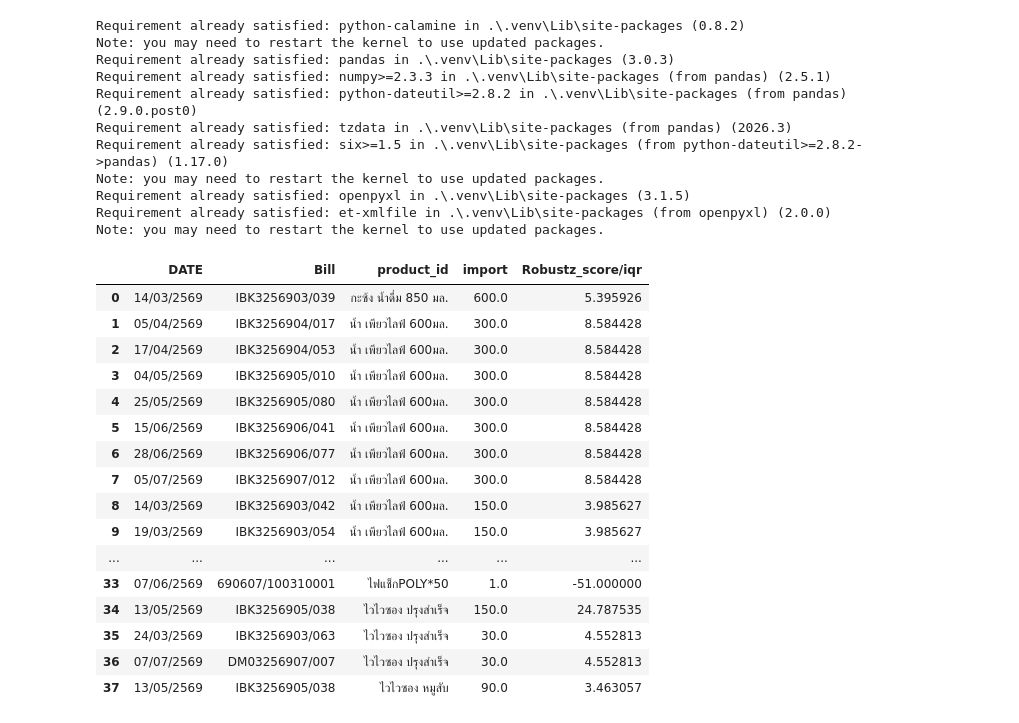
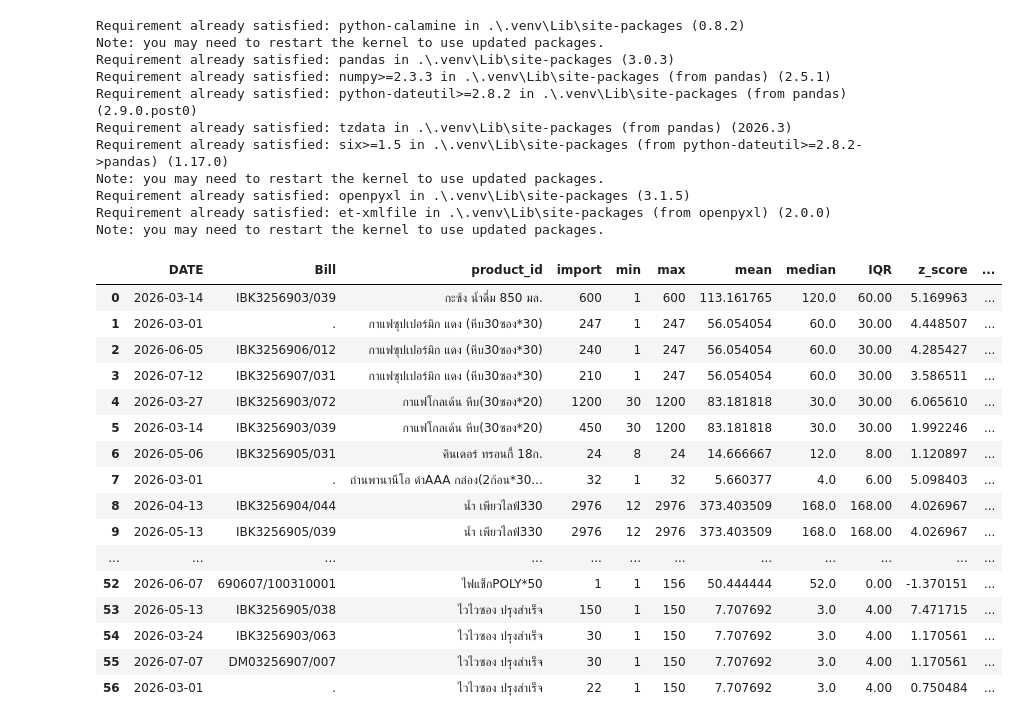
Before and after one commit to SPkit07/Sale, a Jupyter notebook: z.ipynb, the cells around one changed output. Saved outputs shown, nothing was run; the diff lists cells and outputs as text; code cells hidden in the pictures.

```diff
--- a/z.ipynb
+++ b/z.ipynb
@@ -64,0 +23,4 @@ excel = final_report[["DATE", "product_id", "Bill", "import", "z_score"]]
+# %%
+data['unit'] = data.loc[data['DATE'].astype(str).str.strip() == 'คลัง', 'balance']
+data['unit'] = data['unit'].ffill()
+data['unit'] = data['unit'].str.extract(r'(\d+)').fillna(0).astype(int)
@@ -64,0 +34,2 @@ excel = final_report[["DATE", "product_id", "Bill", "import", "z_score"]]
+# %%
+data.dropna(subset=['DATE'], inplace=True)
@@ -64,0 +49,2 @@ excel = final_report[["DATE", "product_id", "Bill", "import", "z_score"]]
+# %%
+data['import'] = data['back_value'] + (data['unit'] * data['front_value'])
@@ -98,8 +100,8 @@ import openpyxl
 # ==========================================
 # 1. โหลดข้อมูล (ใส่ engine='calamine' เพื่อเลี่ยง XML เสียหายจากรอบแรก)
 # ==========================================
-file_path = r"C:\Users\USER\Desktop\สต็อกรวม.xlsx"
-df = pd.read_excel(file_path, engine="calamine")
+
+df = data[['DATE', 'Bill', 'details', 'product_id', 'import']].copy()
 
 # ล้างช่องว่างที่อาจมองไม่เห็นในชื่อคอลัมน์ทิ้งให้หมดเพื่อความปลอดภัย
 df.columns = df.columns.str.strip()
@@ -121,12 +123,12 @@ iqr_scaled = (q3 - q1) * 1.4826
 # หา Median และจำนวนบิล
 group_median = df.groupby("product_id")["import"].transform("median")
 group_count = df.groupby('product_id')['import'].transform('count')
-
-# ✨ [แก้ไขจุดที่ 1] หา MAD ดิบจาก SciPy แล้วค่อยคูณสเกล 1.4826 ข้างนอก (ป้องกันการคูณเบิ้ล)
+group_sd = df.groupby("product_id")["import"].transform("std")
+# ✨ [แก้ไขจุดที่ 1] หา MAD ดิบจาก SciPy แล้วค่อยคูณสเกล 1.4826 ข้างนอก
 mad_raw = df.groupby("product_id")["import"].transform(stats.median_abs_deviation)
 group_mad_scaled = mad_raw * 1.4826
 
-# เงื่อนไขที่ 2 ไม่ให้พุ่งสูงเกิน 30% ของค่ากลาง
+# เงื่อนไขที่ 2 ไม่ให้สูงเกิน 30% ของค่ากลาง
 max_allowed_deviation = np.maximum(group_median * 0.3, 1.0)
 group_mad_scaled = np.minimum(group_mad_scaled, max_allowed_deviation)
 group_mad_scaled = np.maximum(group_mad_scaled, 1.0) # กันตัวหารเป็น 0
@@ -138,13 +140,28 @@ conditions = [
 ]
 
 # คำนวณคะแนนดิบ Z-score
-df["Robustz_score/iqr"] = np.select(conditions, [
+df["Adaptive_ZScore"] = np.select(conditions, [
     ((df["import"] - group_median) / iqr_scaled),       # แผน A
-    ((df["import"] - group_median) / group_mad_scaled)  # แผน B (ใช้ตัวหารที่ล็อกสเกลและดักคอแล้ว)
+    ((df["import"] - group_median) / group_mad_scaled)  # แผน B
 ], default=0)
 
-# ตัดเกรด Outlier มาตรฐานเดี่ยว 99.7% เท่ากันทั้ง 2 ฝั่ง (> 3.0)
-df["is_outlier"] = df['Robustz_score/iqr'].abs() > 3
+# min max mean
+df['min'] = df.groupby('product_id')['import'].transform('min')
+df['max'] = df.groupby('product_id')['import'].transform('max')
+df['mean'] = df.groupby('product_id')['import'].transform('mean')
+df["z_score"] = (df["import"] - df['mean']) / group_sd
+df["median"] = group_median
+df["IQR"] = (q3 - q1)
+
+
+# ==============================================================================
+# 📊 สเกล Z-Score / SD แปลงเป็นเปอร์เซ็นต์ข้อมูลที่ครอบคลุม (Normal Distribution)
+# ==============================================================================
+#  ± 1 SD  = ครอบคลุมข้อมูล  68.27%  (โอกาสหลุดเกณฑ์ ~ 31.73%)
+#  ± 2 SD  = ครอบคลุมข้อมูล  95.45%  (โอกาสหลุดเกณฑ์ ~  4.55%)
+#  ± 3 SD  = ครอบคลุมข้อมูล  99.73%  (โอกาสหลุดเกณฑ์ ~  0.27% -> Outlier)
+# ==============================================================================
+df["is_outlier"] = df['Adaptive_ZScore'].abs() > 3
 
 # ==========================================
 # 3. เจาะลึกระดับบิล (Drill-Down)
@@ -154,29 +171,29 @@ final_report = df[df["is_outlier"] == True].copy()
 
 # ✨ [แก้ไขจุดที่ 2] จัดเรียงข้อมูลพร้อมใส่วงเล็บปิดให้สมบูรณ์
 final_report = final_report.sort_values(
-    by=["product_id", "Robustz_score/iqr"], ascending=[True, False]
+    by=["product_id", "Adaptive_ZScore"], ascending=[True, False]
 )
 # %%
 #final_report.to_excel(r'C:\Users\KS\Desktop\product_out1.xlsx',index=False,engine='openpyxl')
 # %%
-final_report[['DATE','Bill','product_id','import','Robustz_score/iqr']].reset_index(drop=True
+final_report[['DATE','Bill','product_id','import','min','max','mean','median','IQR','z_score','Adaptive_ZScore']].reset_index(drop=True
                                                                                     )
 # %% [output]
-|  | DATE | Bill | product_id | import | Robustz_score/iqr |
-| 0 | 14/03/2569 | IBK3256903/039 | กะซ้ง น้ำดื่ม 850 มล. | 600.0 | 5.395926 |
-| 1 | 05/04/2569 | IBK3256904/017 | น้ำ เพียวไลฟ์ 600มล. | 300.0 | 8.584428 |
-| 2 | 17/04/2569 | IBK3256904/053 | น้ำ เพียวไลฟ์ 600มล. | 300.0 | 8.584428 |
-| 3 | 04/05/2569 | IBK3256905/010 | น้ำ เพียวไลฟ์ 600มล. | 300.0 | 8.584428 |
-| 4 | 25/05/2569 | IBK3256905/080 | น้ำ เพียวไลฟ์ 600มล. | 300.0 | 8.584428 |
-| 5 | 15/06/2569 | IBK3256906/041 | น้ำ เพียวไลฟ์ 600มล. | 300.0 | 8.584428 |
-| 6 | 28/06/2569 | IBK3256906/077 | น้ำ เพียวไลฟ์ 600มล. | 300.0 | 8.584428 |
-| 7 | 05/07/2569 | IBK3256907/012 | น้ำ เพียวไลฟ์ 600มล. | 300.0 | 8.584428 |
-| 8 | 14/03/2569 | IBK3256903/042 | น้ำ เพียวไลฟ์ 600มล. | 150.0 | 3.985627 |
-| 9 | 19/03/2569 | IBK3256903/054 | น้ำ เพียวไลฟ์ 600มล. | 150.0 | 3.985627 |
-| ... | ... | ... | ... | ... | ... |
-| 33 | 07/06/2569 | 690607/100310001 | ไฟแช็กPOLY*50 | 1.0 | -51.000000 |
-| 34 | 13/05/2569 | IBK3256905/038 | ไวไวซอง ปรุงสำเร็จ | 150.0 | 24.787535 |
-| 35 | 24/03/2569 | IBK3256903/063 | ไวไวซอง ปรุงสำเร็จ | 30.0 | 4.552813 |
-| 36 | 07/07/2569 | DM03256907/007 | ไวไวซอง ปรุงสำเร็จ | 30.0 | 4.552813 |
-| 37 | 13/05/2569 | IBK3256905/038 | ไวไวซอง หมูสับ | 90.0 | 3.463057 |
+|  | DATE | Bill | product_id | import | min | max | mean | median | IQR | z_score | ... |
+| 0 | 2026-03-14 | IBK3256903/039 | กะซ้ง น้ำดื่ม 850 มล. | 600 | 1 | 600 | 113.161765 | 120.0 | 60.00 | 5.169963 | ... |
+| 1 | 2026-03-01 | . | กาแฟซุปเปอร์มิก แดง (หีบ30ซอง*30) | 247 | 1 | 247 | 56.054054 | 60.0 | 30.00 | 4.448507 | ... |
+| 2 | 2026-06-05 | IBK3256906/012 | กาแฟซุปเปอร์มิก แดง (หีบ30ซอง*30) | 240 | 1 | 247 | 56.054054 | 60.0 | 30.00 | 4.285427 | ... |
+| 3 | 2026-07-12 | IBK3256907/031 | กาแฟซุปเปอร์มิก แดง (หีบ30ซอง*30) | 210 | 1 | 247 | 56.054054 | 60.0 | 30.00 | 3.586511 | ... |
+| 4 | 2026-03-27 | IBK3256903/072 | กาแฟโกลเด้น หีบ(30ซอง*20) | 1200 | 30 | 1200 | 83.181818 | 30.0 | 30.00 | 6.065610 | ... |
+| 5 | 2026-03-14 | IBK3256903/039 | กาแฟโกลเด้น หีบ(30ซอง*20) | 450 | 30 | 1200 | 83.181818 | 30.0 | 30.00 | 1.992246 | ... |
+| 6 | 2026-05-06 | IBK3256905/031 | คินเดอร์ ทรอนกี้ 18ก. | 24 | 8 | 24 | 14.666667 | 12.0 | 8.00 | 1.120897 | ... |
+| 7 | 2026-03-01 | . | ถ่านพานานีโอ ดำAAA กล่อง(2ก้อน*30... | 32 | 1 | 32 | 5.660377 | 4.0 | 6.00 | 5.098403 | ... |
+| 8 | 2026-04-13 | IBK3256904/044 | น้ำ เพียวไลฟ์330 | 2976 | 12 | 2976 | 373.403509 | 168.0 | 168.00 | 4.026967 | ... |
+| 9 | 2026-05-13 | IBK3256905/039 | น้ำ เพียวไลฟ์330 | 2976 | 12 | 2976 | 373.403509 | 168.0 | 168.00 | 4.026967 | ... |
+| ... | ... | ... | ... | ... | ... | ... | ... | ... | ... | ... | ... |
+| 52 | 2026-06-07 | 690607/100310001 | ไฟแช็กPOLY*50 | 1 | 1 | 156 | 50.444444 | 52.0 | 0.00 | -1.370151 | ... |
+| 53 | 2026-05-13 | IBK3256905/038 | ไวไวซอง ปรุงสำเร็จ | 150 | 1 | 150 | 7.707692 | 3.0 | 4.00 | 7.471715 | ... |
+| 54 | 2026-03-24 | IBK3256903/063 | ไวไวซอง ปรุงสำเร็จ | 30 | 1 | 150 | 7.707692 | 3.0 | 4.00 | 1.170561 | ... |
+| 55 | 2026-07-07 | DM03256907/007 | ไวไวซอง ปรุงสำเร็จ | 30 | 1 | 150 | 7.707692 | 3.0 | 4.00 | 1.170561 | ... |
+| 56 | 2026-03-01 | . | ไวไวซอง ปรุงสำเร็จ | 22 | 1 | 150 | 7.707692 | 3.0 | 4.00 | 0.750484 | ... |
 # %%
```
Also changed, not shown: parts of 9 cells of this notebook.
